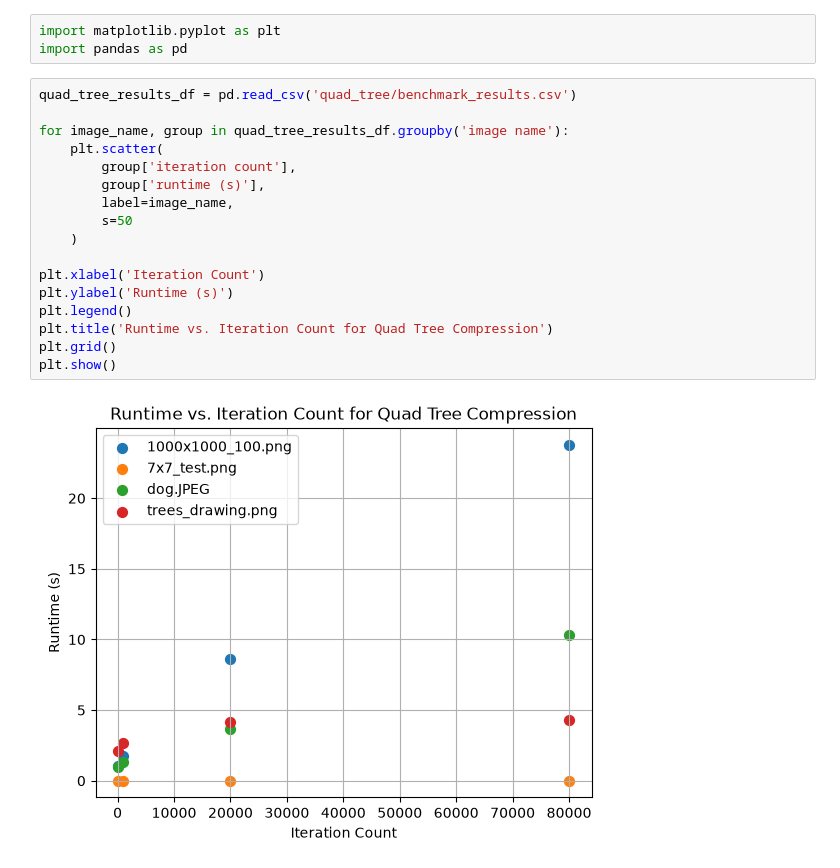
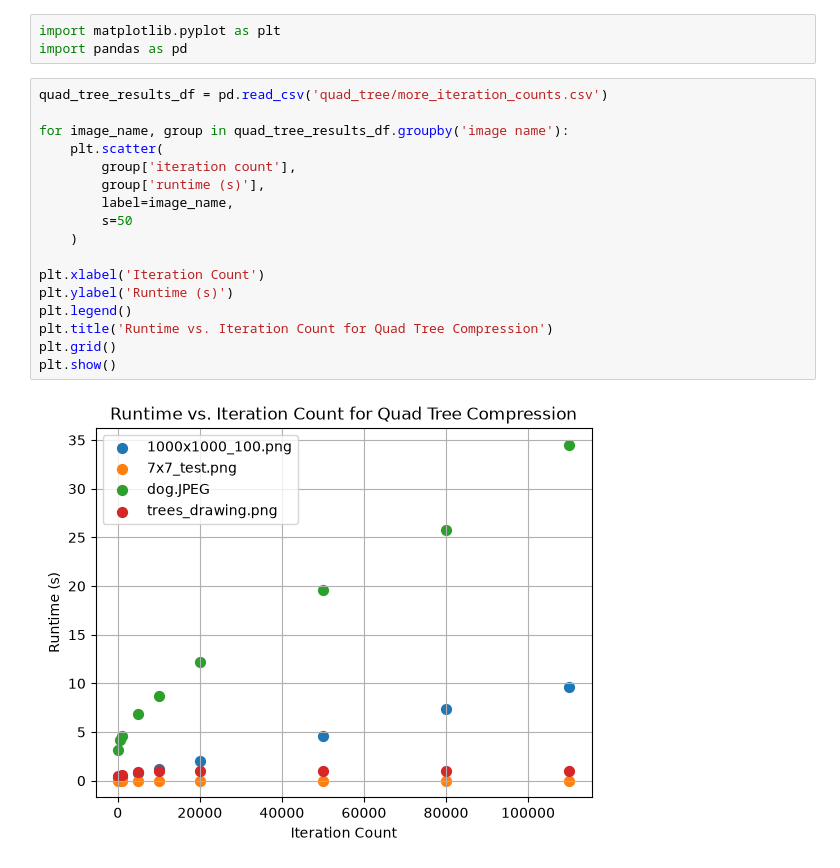
Before and after one commit to olincollege/image-compression-trees, a Jupyter notebook: visualizations.ipynb, the cells around one changed output. Saved outputs shown, nothing was run; the diff lists cells and outputs as text.

```diff
--- a/visualizations.ipynb
+++ b/visualizations.ipynb
@@ -2,24 +2,24 @@
 import matplotlib.pyplot as plt
 import pandas as pd
 # %%
-quad_tree_results_df = pd.read_csv('quad_tree/benchmark_results.csv')
+quad_tree_results_df = pd.read_csv('quad_tree/more_iteration_counts.csv')
 
 for image_name, group in quad_tree_results_df.groupby('image name'):
     plt.scatter(
         group['iteration count'],
         group['runtime (s)'],
         label=image_name,
         s=50
     )
 
 plt.xlabel('Iteration Count')
 plt.ylabel('Runtime (s)')
 plt.legend()
 plt.title('Runtime vs. Iteration Count for Quad Tree Compression')
 plt.grid()
 plt.show()
 # %% [output]
-[figure, old version]
+[figure, new version]
 # %%
 for image_name, group in quad_tree_results_df.groupby('image name'):
     plt.scatter(
```
Also changed, not shown: parts of 7 cells of this notebook.
